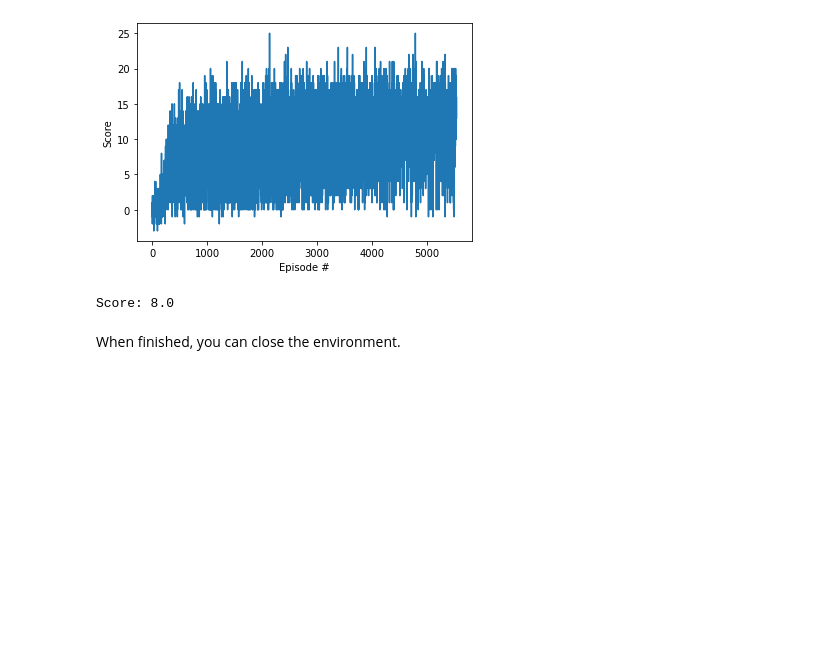
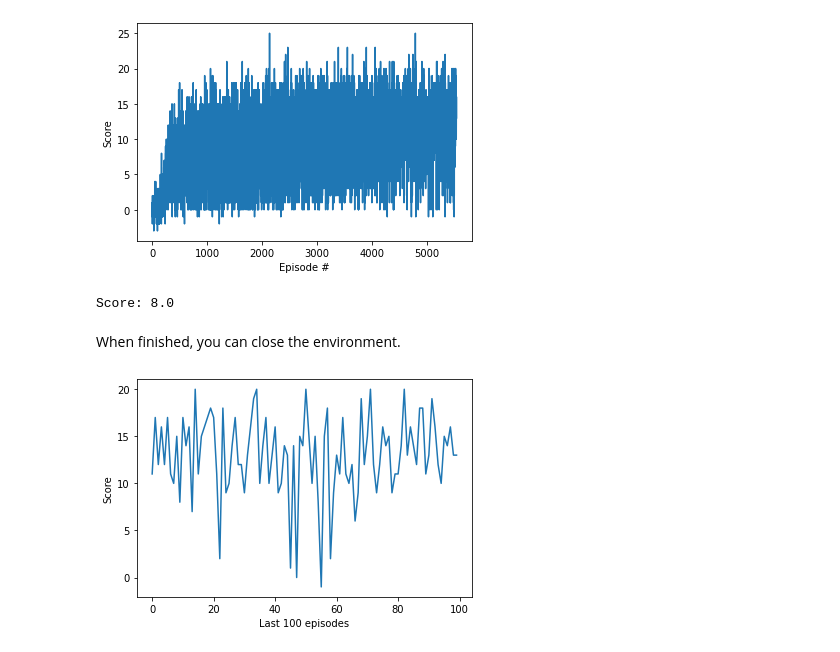
Before and after one commit to dobleuber/DeepReinforcementLearningUdacity, a Jupyter notebook: p1_navigation/Navigation.ipynb, the cells around one changed output. Saved outputs shown, nothing was run; the diff lists cells and outputs as text; code cells hidden in the pictures; blank space fills up the shorter version.

Commit message:
Added report and images

```diff
--- a/p1_navigation/Navigation.ipynb
+++ b/p1_navigation/Navigation.ipynb
@@ -335,3 +335,12 @@ Score: 8.0
 When finished, you can close the environment.
 # %%
 env.close()
+# %%
+fig = plt.figure()
+ax = fig.add_subplot(111)
+plt.plot(np.arange(100), scores[-100:])
+plt.ylabel('Score')
+plt.xlabel('Last 100 episodes')
+plt.show()
+# %% [output]
+[figure, added]
```
Also changed, not shown: 2 other files.
